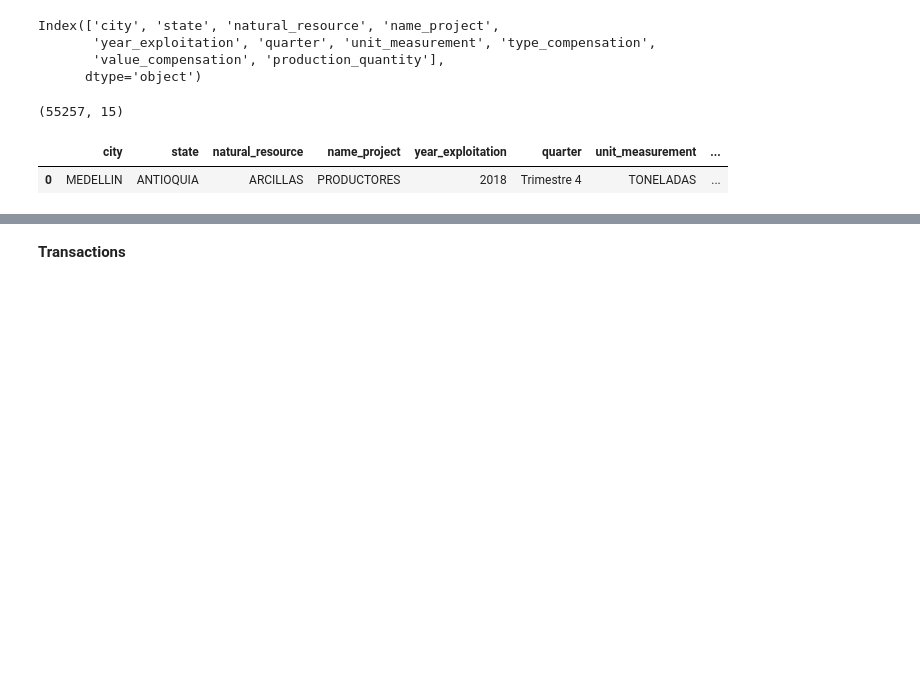
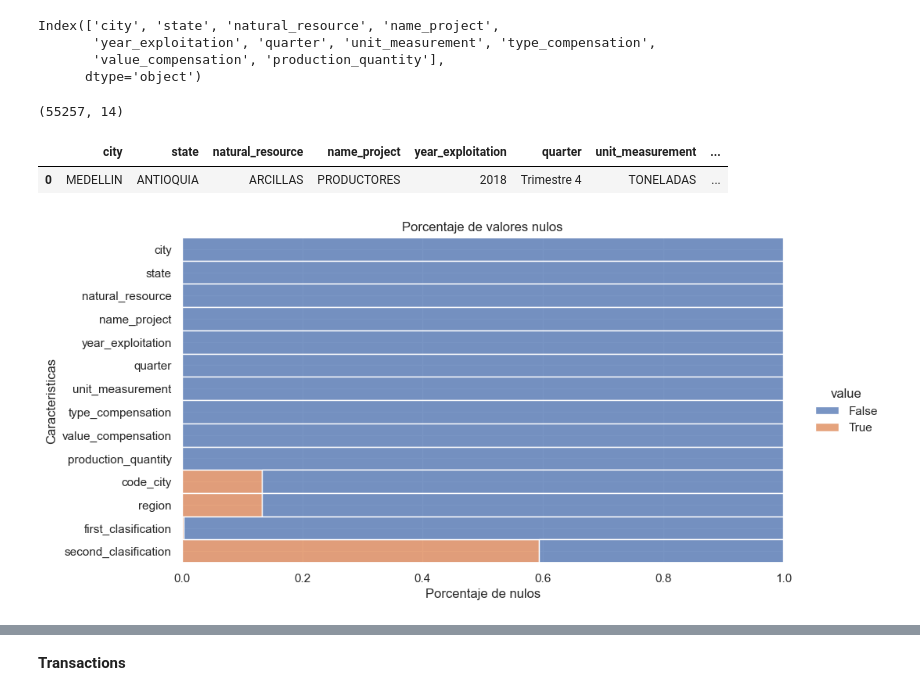
Before and after one commit to Kaiziferr/w_materials_extracted_colombia, a Jupyter notebook: eda/eda_materials_extracted_colombia .ipynb, the cells around one changed output, grey strips where cells are left out. Cells and saved outputs as stored; diff of their text form; code cells hidden in the pictures; blank space fills up the shorter version.

Commit message:
we advancing in the exploraty analysis data

```diff
--- a/eda/eda_materials_extracted_colombia .ipynb
+++ b/eda/eda_materials_extracted_colombia .ipynb
@@ -149,7 +149,7 @@ data_processing = pd.merge(
         columns=[
             'code_state',
         ]
-    )
+    ).drop(columns=['access_sea'])
 # %%
 data_miner.columns
 # %% [output]
@@ -168,7 +168,7 @@ data_processing = pd.merge(
 # %%
 data_processing.shape
 # %% [output]
-(55257, 15)
+(55257, 14)
 # %%
 data_processing.head(1)
 # %% [output]
@@ -178,0 +177,8 @@ data_processing.head(1)
+# %%
+fc.porcentaje_nulos_x_caracteristica(
+    data_processing,
+    title="Porcentaje de valores nulos",
+    xlabel='Porcentaje de nulos',
+    ylabel='Caracteristicas')
+# %% [output]
+[figure, added]
```
Also changed, not shown: parts of 4 cells of this notebook, 1 other file.
